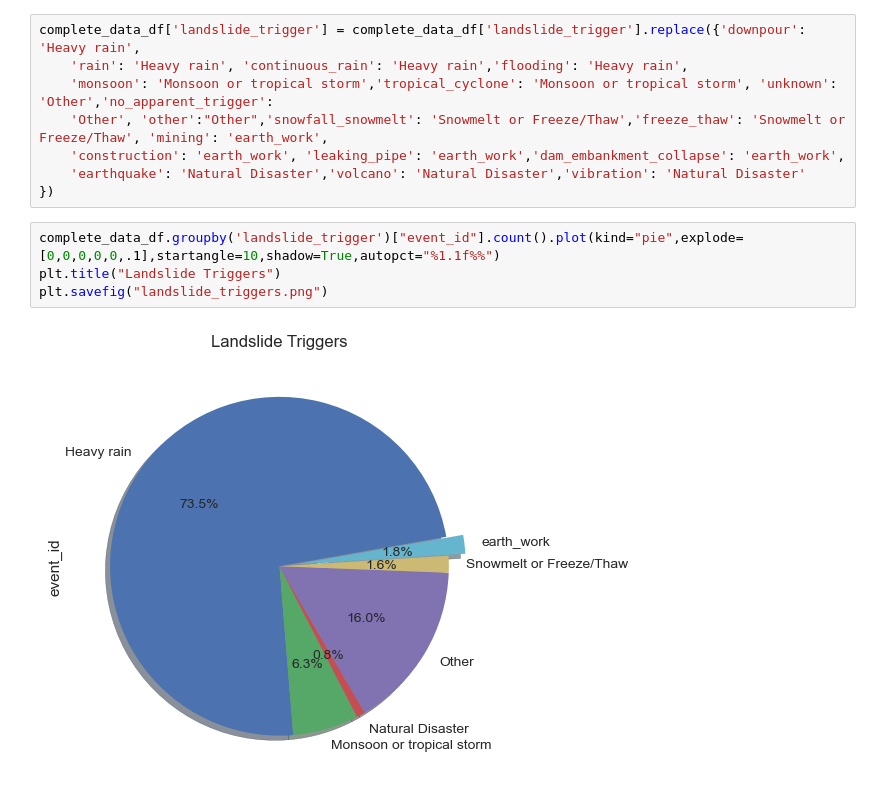
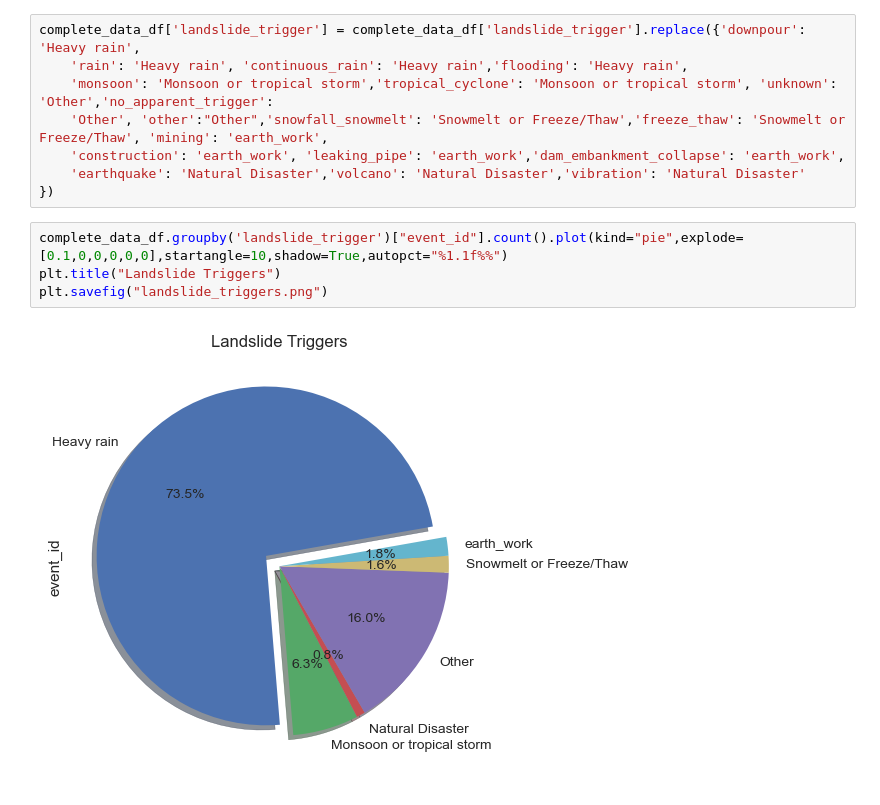
Before and after one commit to DamonMWRobinson/project-one, a Jupyter notebook: Landslide Analysis.ipynb, the cells around one changed output. Drawn from its saved outputs; the diff is of its cells as text.

Commit message:
adding new plot

```diff
--- a/Landslide Analysis.ipynb
+++ b/Landslide Analysis.ipynb
@@ -154,8 +154,8 @@ complete_data_df['landslide_trigger'] = complete_data_df['landslide_trigger'].re
     'earthquake': 'Natural Disaster','volcano': 'Natural Disaster','vibration': 'Natural Disaster'
 })
 # %%
-complete_data_df.groupby('landslide_trigger')["event_id"].count().plot(kind="pie",explode=[0,0,0,0,0,.1],startangle=10,shadow=True,autopct="%1.1f%%")
+complete_data_df.groupby('landslide_trigger')["event_id"].count().plot(kind="pie",explode=[0.1,0,0,0,0,0],startangle=10,shadow=True,autopct="%1.1f%%")
 plt.title("Landslide Triggers")
 plt.savefig("landslide_triggers.png")
 # %% [output]
-[figure, old version]
+[figure, new version]
```
Also changed, not shown: parts of 1 cell of this notebook, 4 other files.
